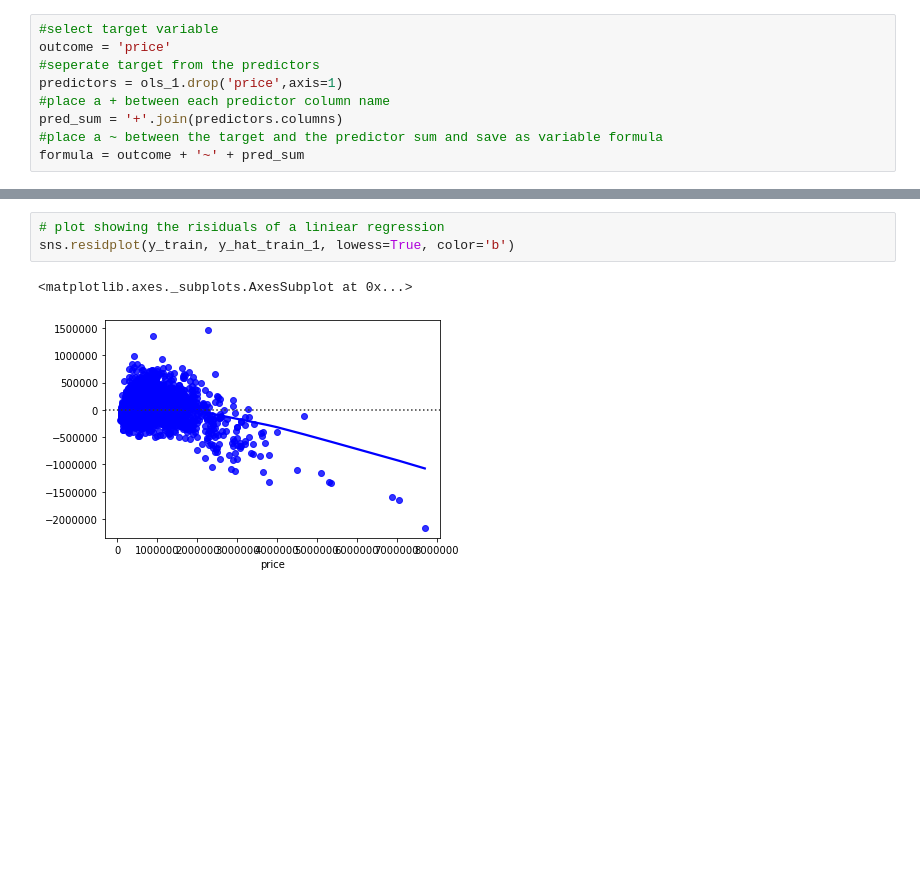
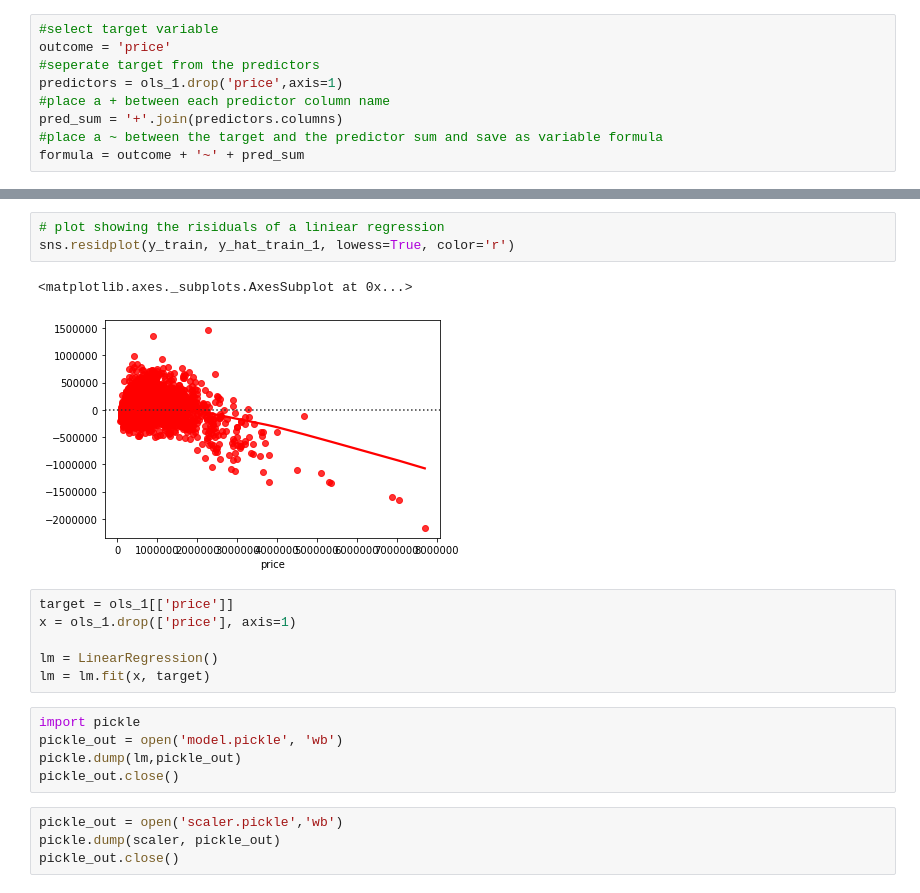
Before and after one commit to Kelvin-Arellano/housing_prices, a Jupyter notebook: Initial_predict.ipynb, the cells around one changed output, grey strips where cells are left out. Cells and saved outputs as stored; diff of their text form; blank space fills up the shorter version.

Commit message:
final model done

```diff
--- a/Initial_predict.ipynb
+++ b/Initial_predict.ipynb
@@ -408,6 +408,21 @@ train_mse_1 164565.3597255212 test_mse_1 163889.67831251823
 # %%
 # plot showing the risiduals of a liniear regression
-sns.residplot(y_train, y_hat_train_1, lowess=True, color='b')
+sns.residplot(y_train, y_hat_train_1, lowess=True, color='r')
 # %% [output]
 <matplotlib.axes._subplots.AxesSubplot at 0x...>
-[figure, old version]
+[figure, new version]
+# %%
+target = ols_1[['price']]
+x = ols_1.drop(['price'], axis=1)
+
+lm = LinearRegression()
+lm = lm.fit(x, target)
+# %%
+import pickle
+pickle_out = open('model.pickle', 'wb')
+pickle.dump(lm,pickle_out)
+pickle_out.close()
+# %%
+pickle_out = open('scaler.pickle','wb')
+pickle.dump(scaler, pickle_out)
+pickle_out.close()
```
Also changed, not shown: parts of 9 cells of this notebook, 4 other files.
